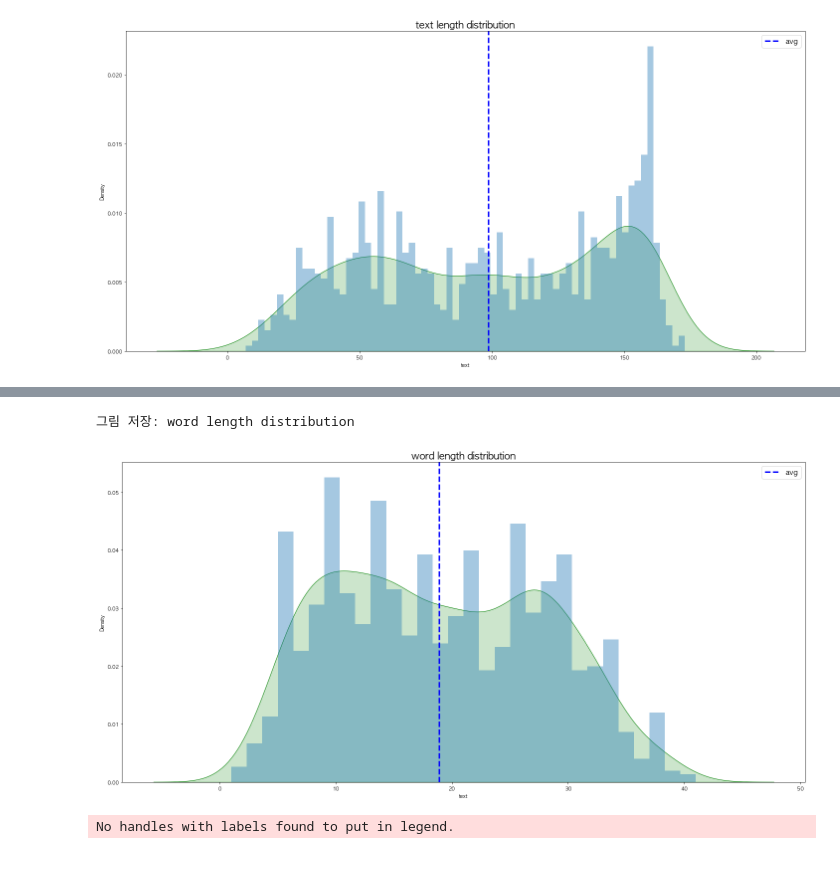
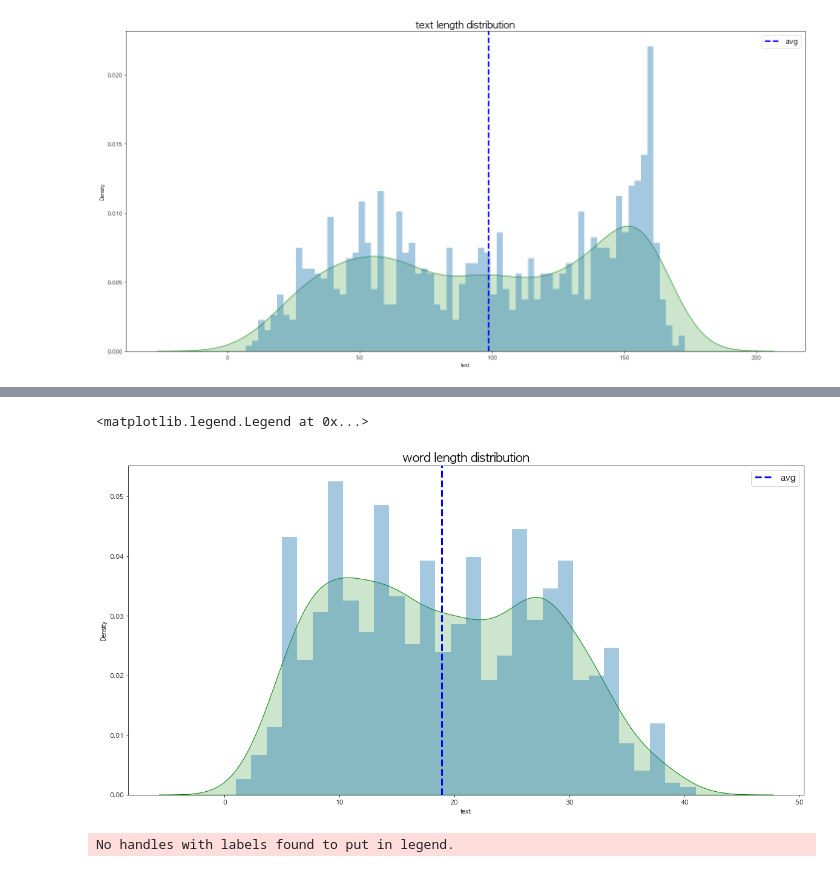
Before and after one commit to solyourock/ML_study, a Jupyter notebook: NLP/twitter_eda.ipynb, the cells around one changed output, grey strips where cells are left out. Drawn from its saved outputs; the diff is of its cells as text; code cells hidden in the pictures.

```diff
--- a/NLP/twitter_eda.ipynb
+++ b/NLP/twitter_eda.ipynb
@@ -61,5 +59,5 @@ election = election.drop_duplicates()
 # %%
-women_policy = pd.read_csv('dataset/women_policy.csv')
+women_policy = pd.read_csv('dataset/women_policy_labelword.csv')
 # 혹시 모를 중복제거
 women_policy = women_policy.drop_duplicates()
 # %%
@@ -204,14 +246,15 @@ nouns = women_policy['text'].swifter.apply(lambda x : okt.nouns(x))
 # %%
+# 단어 길이 분포
 plt.figure(figsize=(20,10))
 sns.distplot(a=nouns.str.len(), bins=30, kde=True,
              kde_kws={"color":"g", "alpha":0.2, "linewidth":1, "shade":True})
 plt.title('word length distribution', fontsize=20)
 plt.axvline(x=nouns.str.len().mean(), color='b', linestyle='--', linewidth=3,
             label='avg')
 plt.legend(fontsize=15)
-save_fig('word length distribution')
+# save_fig('word length distribution')
 # %% [output]
-그림 저장: word length distribution
+<matplotlib.legend.Legend at 0x...>
-[figure, old version]
+[figure, new version]
 # %%
 # stopword 단어 분포
```
Also changed, not shown: parts of 28 cells of this notebook.
